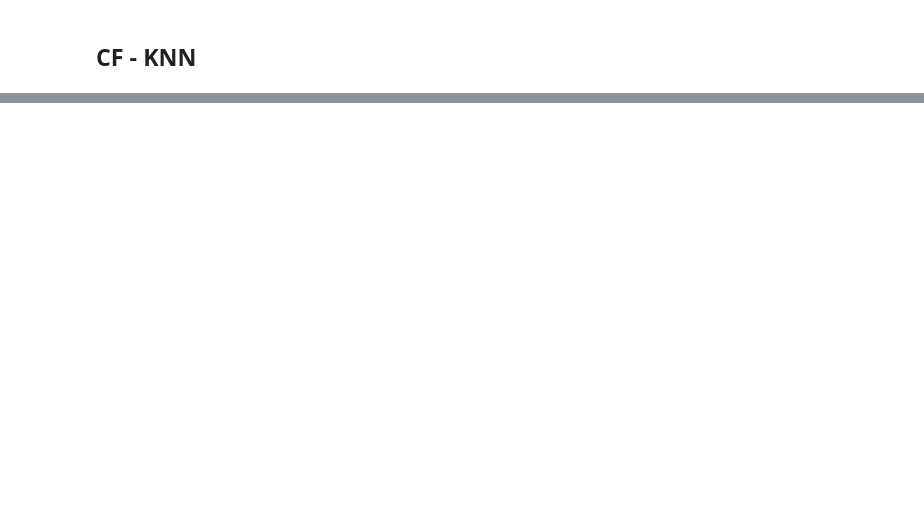
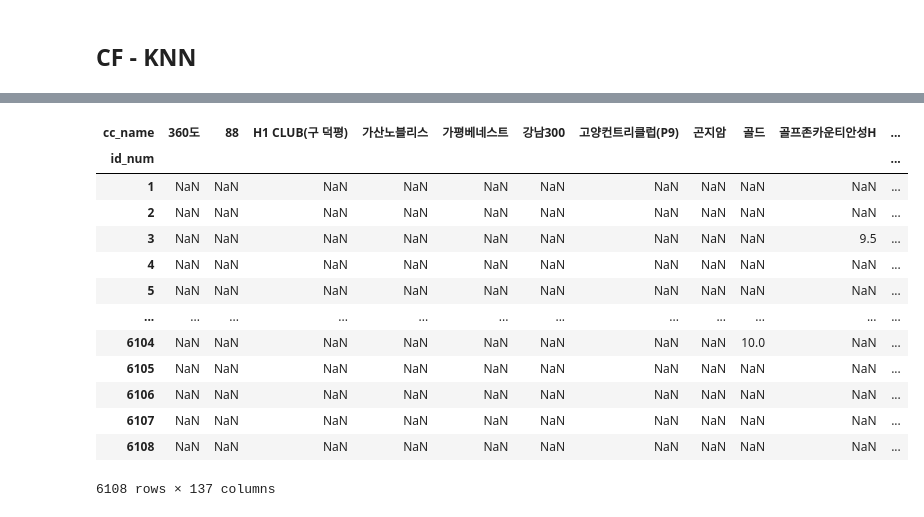
Before and after one commit to sparklabel/RecSys_GolfCC, a Jupyter notebook: ex.ipynb, the cells around one changed output, grey strips where cells are left out. Cells and saved outputs as stored; diff of their text form; code cells hidden in the pictures; blank space fills up the shorter version.

```diff
--- a/ex.ipynb
+++ b/ex.ipynb
@@ -490,0 +181,4 @@ item_prediction_result_df
+# %%
+# title 컬럼을 얻기 이해 movies 와 조인 수행
+rating_cc_info = pd.merge(ratings_cc_df, data_cc, on='cc_num')
+rating_cc_info
@@ -490,0 +199,19 @@ item_prediction_result_df
+# %%
+# columns='title' 로 title 컬럼으로 pivot 수행.
+ratings_matrix = rating_cc_info.pivot_table('cc_score', index='id_num', columns='cc_name')
+ratings_matrix
+# %% [output]
+| cc_name | 360도 | 88 | H1 CLUB(구 덕평) | 가산노블리스 | 가평베네스트 | 강남300 | 고양컨트리클럽(P9) | 곤지암 | 골드 | 골프존카운티안성H | ... |
+| id_num |  |  |  |  |  |  |  |  |  |  | ... |
+| 1 | NaN | NaN | NaN | NaN | NaN | NaN | NaN | NaN | NaN | NaN | ... |
+| 2 | NaN | NaN | NaN | NaN | NaN | NaN | NaN | NaN | NaN | NaN | ... |
+| 3 | NaN | NaN | NaN | NaN | NaN | NaN | NaN | NaN | NaN | 9.5 | ... |
+| 4 | NaN | NaN | NaN | NaN | NaN | NaN | NaN | NaN | NaN | NaN | ... |
+| 5 | NaN | NaN | NaN | NaN | NaN | NaN | NaN | NaN | NaN | NaN | ... |
+| ... | ... | ... | ... | ... | ... | ... | ... | ... | ... | ... | ... |
+| 6104 | NaN | NaN | NaN | NaN | NaN | NaN | NaN | NaN | 10.0 | NaN | ... |
+| 6105 | NaN | NaN | NaN | NaN | NaN | NaN | NaN | NaN | NaN | NaN | ... |
+| 6106 | NaN | NaN | NaN | NaN | NaN | NaN | NaN | NaN | NaN | NaN | ... |
+| 6107 | NaN | NaN | NaN | NaN | NaN | NaN | NaN | NaN | NaN | NaN | ... |
+| 6108 | NaN | NaN | NaN | NaN | NaN | NaN | NaN | NaN | NaN | NaN | ... |
+6108 rows × 137 columns
```
Also changed, not shown: parts of 70 cells of this notebook.
